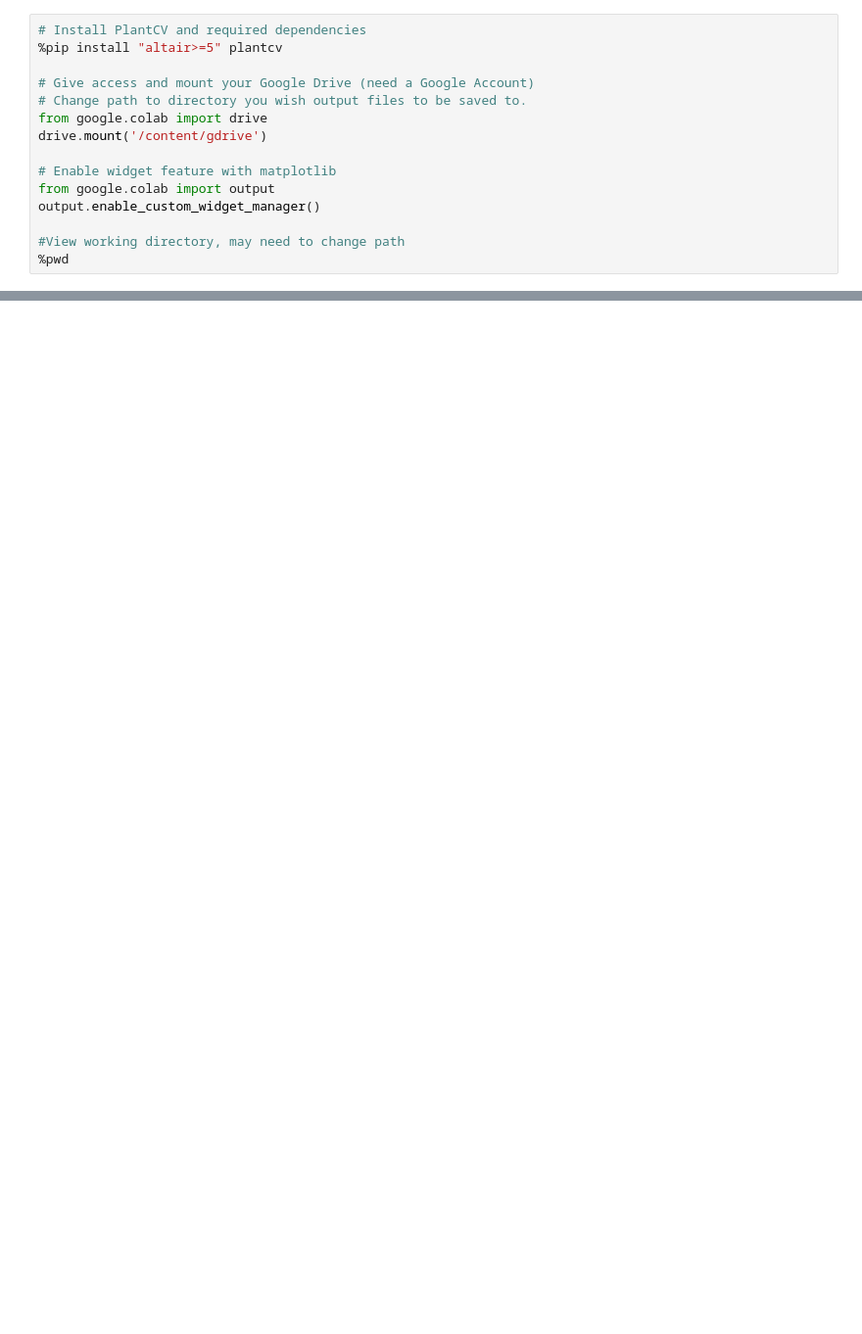
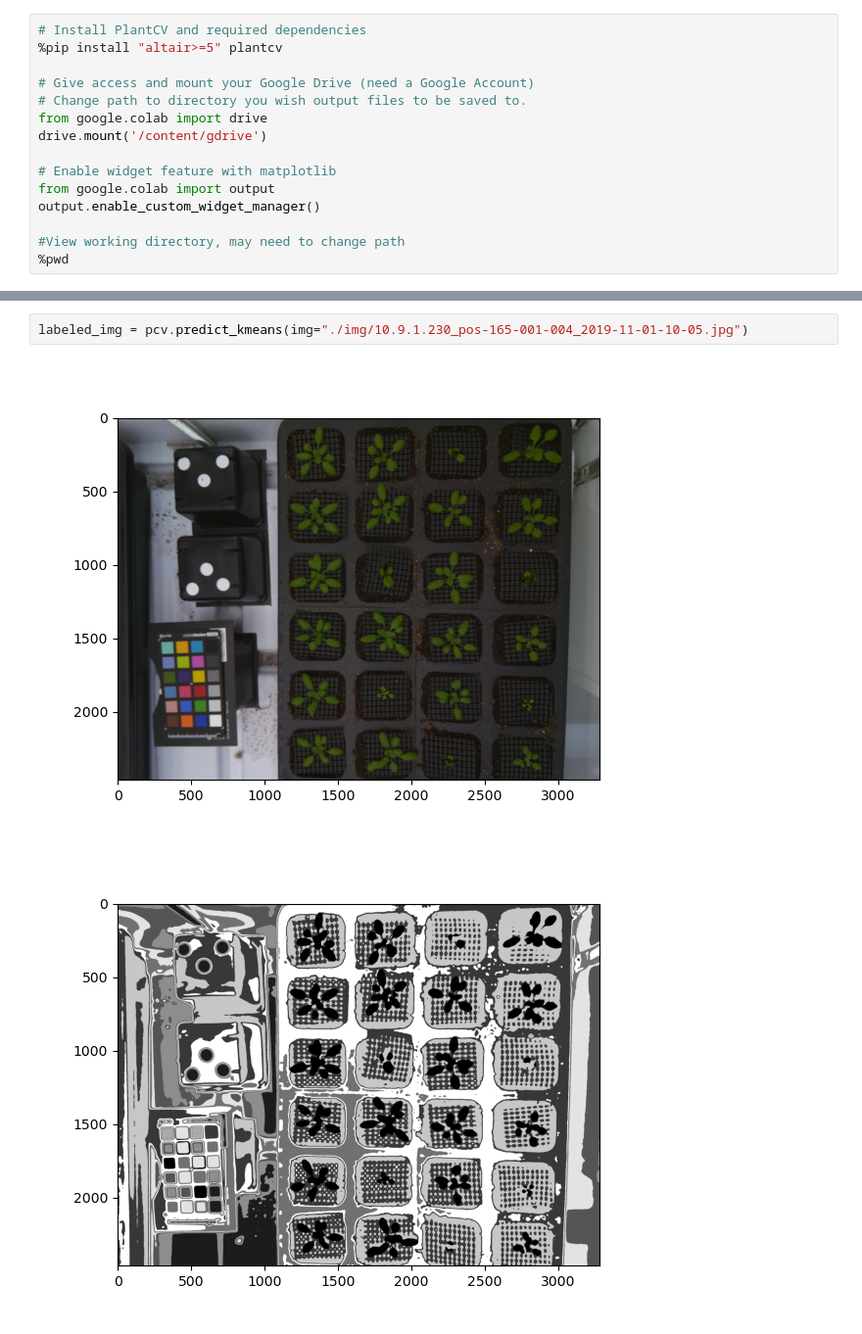
Before and after one commit to danforthcenter/plantcv-tutorial-unsupervised-ml, a Jupyter notebook: index-Colab.ipynb, the cells around one changed output, grey strips where cells are left out. Shown at 98% size. Saved outputs shown, nothing was run; the diff lists cells and outputs as text; blank space fills up the shorter version.

```diff
--- a/index-Colab.ipynb
+++ b/index-Colab.ipynb
@@ -89,0 +74,5 @@ Inputs:
+# %%
+labeled_img = pcv.predict_kmeans(img="./img/10.9.1.230_pos-165-001-004_2019-11-01-10-05.jpg")
+# %% [output]
+[figure, added]
+[figure, added]
```
Also changed, not shown: parts of 24 cells of this notebook.
